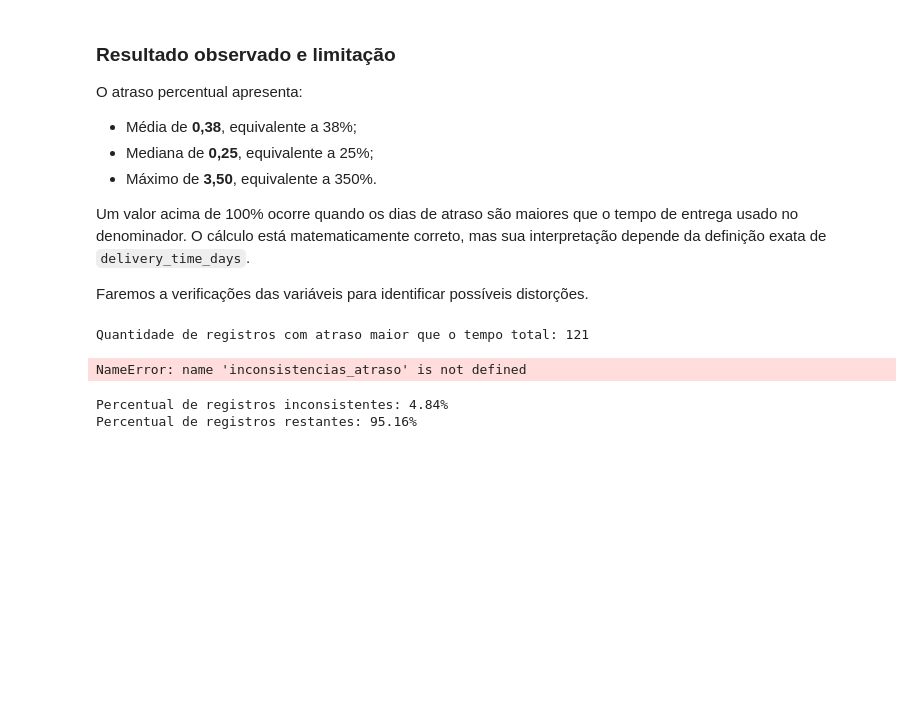
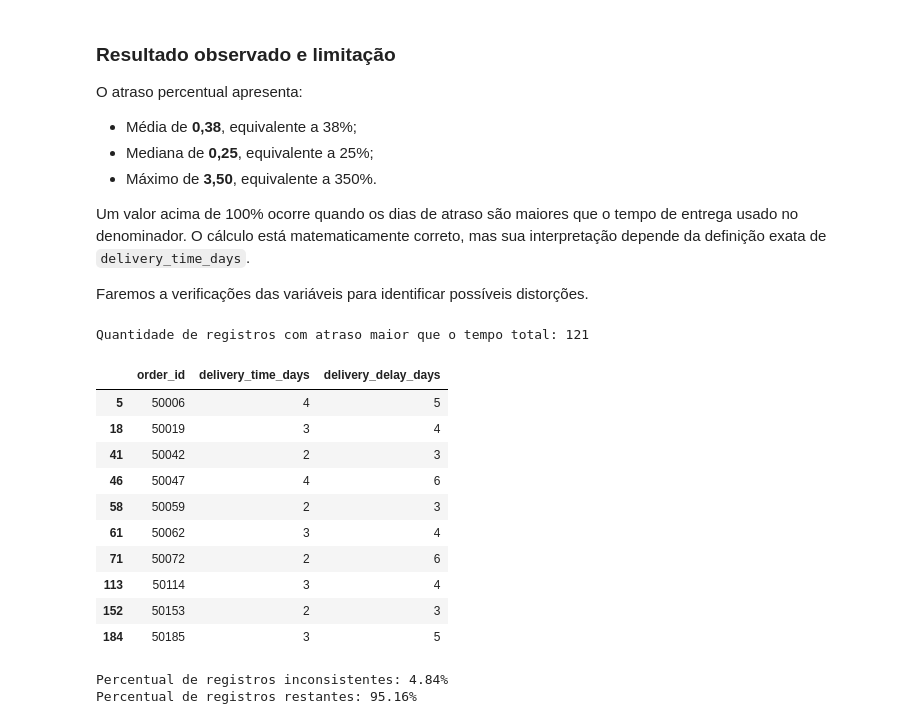
Before and after one commit to Fabio-Costa986/Business-understanding-and-data-analysis, a Jupyter notebook: notebook/01_tratamento_dados.ipynb, the cells around one changed output. Saved outputs shown, nothing was run; the diff lists cells and outputs as text; code cells hidden in the pictures; blank space fills up the shorter version.

```diff
--- a/notebook/01_tratamento_dados.ipynb
+++ b/notebook/01_tratamento_dados.ipynb
@@ -804,25 +772,35 @@ Faremos a verificações das variáveis para identificar possíveis distorções
 # %%
 # Identifica pedidos em que os dias de atraso são maiores
 # que o tempo total de entrega.
-inconsistencias_atraso_maior = df[
+inconsistencias_atraso = df[
     df["delivery_delay_days"] > df["delivery_time_days"]
 ]
 
 print(
     "Quantidade de registros com atraso maior "
-    f"que o tempo total: {len(inconsistencias_atraso_maior)}"
+    f"que o tempo total: {len(inconsistencias_atraso)}"
 )
 
 inconsistencias_atraso[
     [
         "order_id",
         "delivery_time_days",
         "delivery_delay_days"
     ]
 ].head(10)
 # %% [output]
 Quantidade de registros com atraso maior que o tempo total: 121
-NameError: name 'inconsistencias_atraso' is not defined
+|  | order_id | delivery_time_days | delivery_delay_days |
+| 5 | 50006 | 4 | 5 |
+| 18 | 50019 | 3 | 4 |
+| 41 | 50042 | 2 | 3 |
+| 46 | 50047 | 4 | 6 |
+| 58 | 50059 | 2 | 3 |
+| 61 | 50062 | 3 | 4 |
+| 71 | 50072 | 2 | 6 |
+| 113 | 50114 | 3 | 4 |
+| 152 | 50153 | 2 | 3 |
+| 184 | 50185 | 3 | 5 |
 # %%
 # Calcula o percentual dos registros divergentes
 percentual_inconsistencias = (
```
Also changed, not shown: parts of 10 cells of this notebook, 1 other file.
